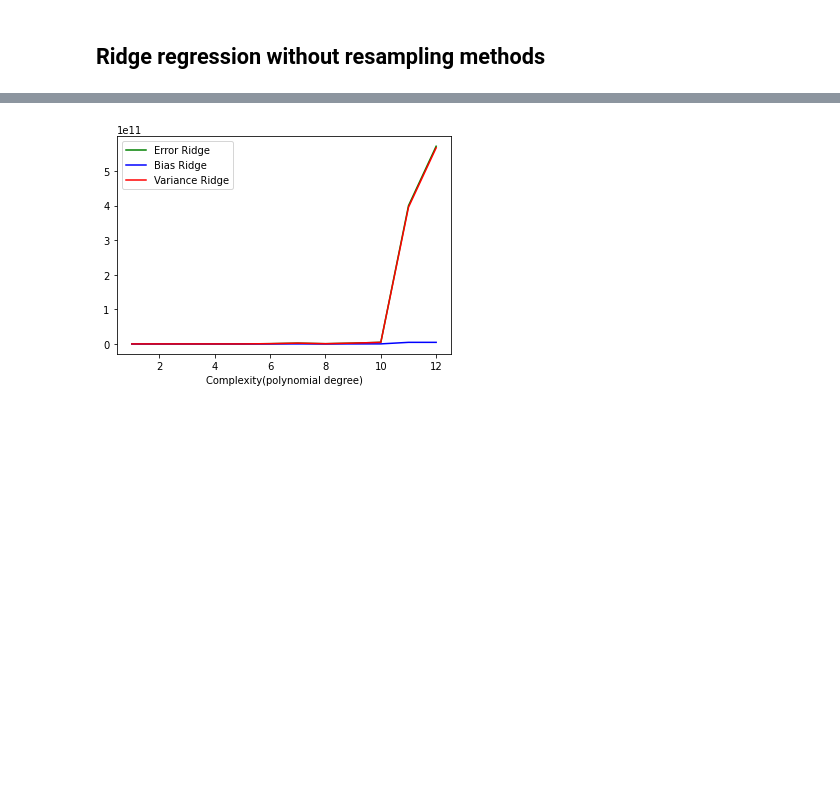
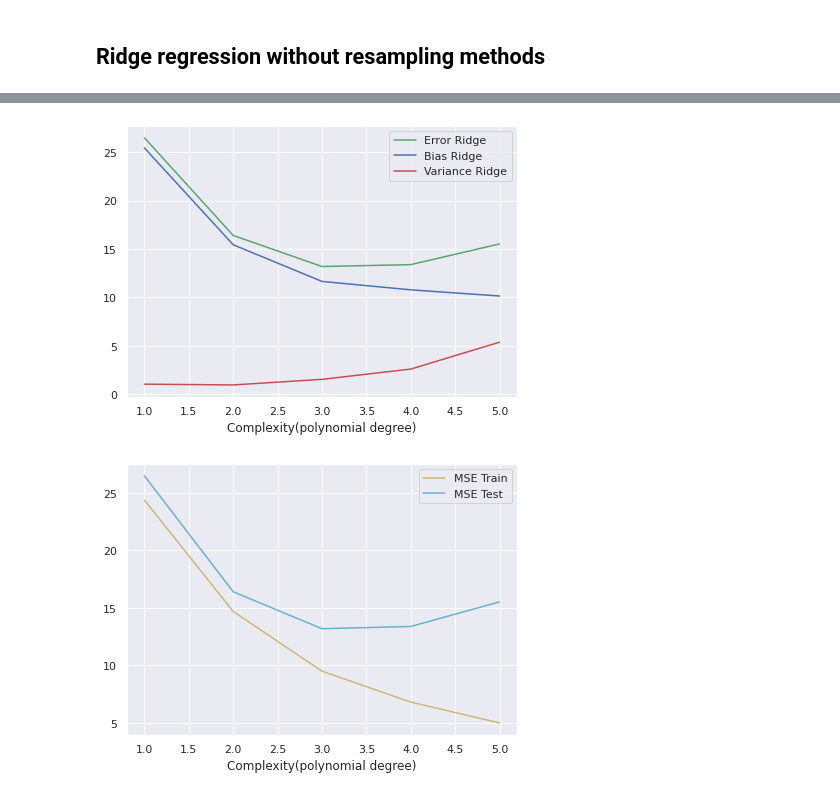
Before and after one commit to engyssimo/MLProjectNucphys, a Jupyter notebook: Project1/FilippoProject1.ipynb, the cells around one changed output, grey strips where cells are left out. Saved outputs shown, nothing was run; the diff lists cells and outputs as text; code cells hidden in the pictures; blank space fills up the shorter version.

```diff
--- a/Project1/FilippoProject1.ipynb
+++ b/Project1/FilippoProject1.ipynb
@@ -263,7 +277,7 @@ z_train_tilde_ols, z_test_tilde_ols = OLS(X_train, X_test, z_train, z_test)
 beta = skl.coef_
 
 #variance of the target data
-sigma2 = np.var(z)
+sigma2 = RegressionSigma2(z_train,z_train_tilde_ols,beta.shape[0])
 
 #calculate covariance matrix of parameters
 CovBeta = np.linalg.pinv(X.T @ X)
@@ -382,7 +396,7 @@ intercept = np.average(z_offset - X_offset @ beta)
 zpredictOwn = X_test @ beta
 
 #variance of the target data
-sigma2 = np.var(z)
+sigma2 = Sigma2(z,zpredictOwn)
 
 #calculate covariance matrix of parameters
 CovBeta = np.linalg.pinv(X.T @ X)
@@ -1434,7 +1449,7 @@ polydegree = np.zeros(maxdegree)
 MSE_OLS = np.zeros((maxdegree,2))
 
 
-x = drop_columns(boston_df,0.3)
+x = drop_columns(boston_df,0.3,0.7)
 
 for degree in range(maxdegree):
 
@@ -1469,4 +1484,6 @@ plt.ylim(0,1000)
 #plt.yscale("log")
 plt.legend()
 plt.show()
+
+print("Minimum MSE reached : {:.1f} \n for degree : {}".format(np.min(MSE_OLS[:,1]),polydegree[np.argmin(MSE_OLS[:,1])]))
 # %% [output]
@@ -1484,7 +1518,7 @@ k_folds = 6
 #target feature
 z = boston_df['MEDV']
 
-x = drop_columns(boston_df,0.3)
+x = drop_columns(boston_df,0.3,0.9)
 
 polydegree = np.zeros(maxdegree)
 MSE_boot = np.zeros((maxdegree,2))
@@ -1529,4 +1563,12 @@ plt.ylabel('MSE')
 plt.yscale("log")
 plt.legend()
 plt.show()
+
+
+
+
+print("Bootstrap: \n Minimum MSE reached : {:.1f} \n for degree : {}".format(np.min(MSE_boot[:,1]),polydegree[np.argmin(MSE_boot[:,1])]))
+
+
+print("CV: \n Minimum MSE reached : {:.1f} \n for degree : {}".format(np.min(MSE_cv[:,1]),polydegree[np.argmin(MSE_cv[:,1])]))
 # %% [output]
@@ -1626,11 +1689,11 @@ Lambda to obtain miminum MSE: 0.31
 # %%
-#Bootstrap-Rigide
-maxdegree = 12
-lambd = 428.133240
+#Bootstrap-Ridge
+maxdegree = 5
+lambd = 21.21
 n_bootstrap = 100
-error_ols = np.zeros(maxdegree)
-bias_ols = np.zeros(maxdegree)
-variance_ols = np.zeros(maxdegree)
+
+z = boston_df['MEDV']
+x = drop_columns(boston_df,0.3)
 
 error_ridge = np.zeros(maxdegree)
 bias_ridge = np.zeros(maxdegree)
@@ -1646,35 +1709,49 @@ for degree in range(maxdegree):
 
     X = poly.fit_transform(x)
 
 
     #train-test split
     X_train, X_test, z_train, z_test = train_test_split(np.array(X), np.array(z), test_size=0.3, random_state = 2)
 
+    scaler = StandardScaler()
+    scaler.fit(X_train)
+    X_train = scaler.transform(X_train)
+    X_test = scaler.transform(X_test)
+
+
     z_train_ridge, z_pred_ridge, mse_ridge = bootstrap_Ridge(X_train, X_test, z_train, z_test, n_bootstrap, lambd)
 
     #reshape test values
     z_t = z_test.reshape(len(z_test),1)
     polydegree[degree] = degree + 1
 
     #calculate error, bias, variance for Ridge regression
     error_ridge[degree] = np.mean( np.mean((z_t - z_pred_ridge)**2, axis=1, keepdims=True) )
     bias_ridge[degree] = np.mean( (z_t - np.mean(z_pred_ridge, axis=1, keepdims=True))**2 )
     variance_ridge[degree] = np.mean( np.var(z_pred_ridge, axis=1, keepdims=True) )
     MSE_boot_ridge[degree, 0] = np.mean(mse_ridge[:,0])
     MSE_boot_ridge[degree, 1] = np.mean(mse_ridge[:,1])
 
 
+plt.figure(figsize=(7,5))
 plt.plot(polydegree, error_ridge, "g", label='Error Ridge')
 plt.plot(polydegree, bias_ridge, "b", label='Bias Ridge')
 plt.plot(polydegree, variance_ridge, "r", label='Variance Ridge')
+plt.xlabel('Complexity(polynomial degree)')
+#plt.yscale("log")
+plt.legend()
+plt.show()
+
+plt.figure(figsize=(7,5))
+plt.plot(polydegree, MSE_boot_ridge[:, 0], "y", label='MSE Train')
+plt.plot(polydegree, MSE_boot_ridge[:, 1], "c", label='MSE Test')
 
 plt.xlabel('Complexity(polynomial degree)')
-
 #plt.yscale("log")
-
 plt.legend()
 plt.show()
 # %% [output]
-[figure, old version]
+[figure, new version]
+[figure, added]
 # %%
 #Cross-Validation
```
Also changed, not shown: parts of 9 cells of this notebook.
